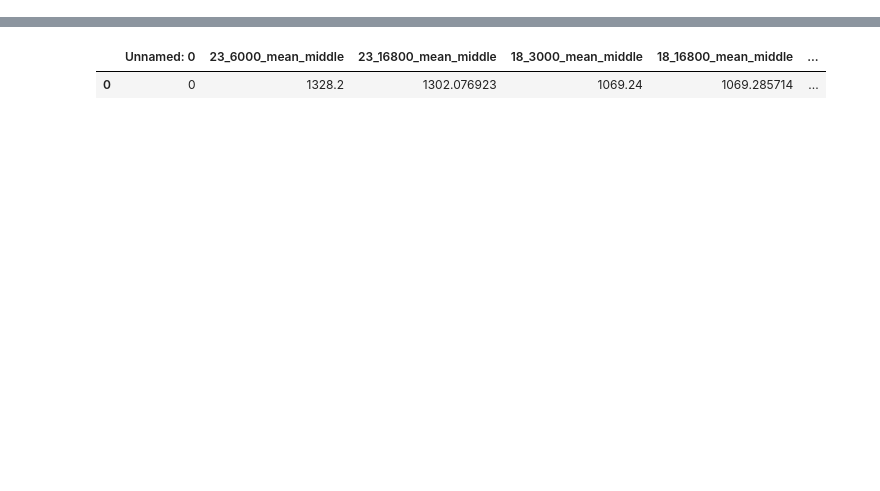
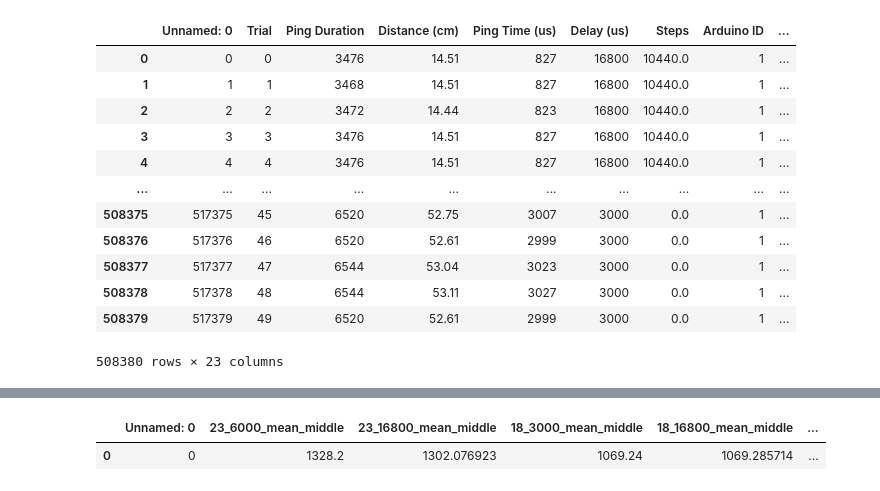
Before and after one commit to JihoonChung/ML_Sensor_Characterization, a Jupyter notebook: Analysis/Delay_sequence_data/Assemble_system.ipynb, the cells around one changed output, grey strips where cells are left out. Drawn from its saved outputs; the diff is of its cells as text; code cells hidden in the pictures; blank space fills up the shorter version.

```diff
--- a/Analysis/Delay_sequence_data/Assemble_system.ipynb
+++ b/Analysis/Delay_sequence_data/Assemble_system.ipynb
@@ -163,5 +155,18 @@ def predict_KMeans(df):
     return df
 # %%
 df_data_v4_1_1 = pd.read_csv("../processed_data/all_data_v4-1-1_cleaned_sensor211.csv")
-
-df_range_delay_all = feature_engineering_quartile_means(df_data_v4_1_1)
+df_data_v4_1_1
+# %% [output]
+|  | Unnamed: 0 | Trial | Ping Duration | Distance (cm) | Ping Time (us) | Delay (us) | Steps | Arduino ID | ... |
+| 0 | 0 | 0 | 3476 | 14.51 | 827 | 16800 | 10440.0 | 1 | ... |
+| 1 | 1 | 1 | 3468 | 14.51 | 827 | 16800 | 10440.0 | 1 | ... |
+| 2 | 2 | 2 | 3472 | 14.44 | 823 | 16800 | 10440.0 | 1 | ... |
+| 3 | 3 | 3 | 3476 | 14.51 | 827 | 16800 | 10440.0 | 1 | ... |
+| 4 | 4 | 4 | 3476 | 14.51 | 827 | 16800 | 10440.0 | 1 | ... |
+| ... | ... | ... | ... | ... | ... | ... | ... | ... | ... |
+| 508375 | 517375 | 45 | 6520 | 52.75 | 3007 | 3000 | 0.0 | 1 | ... |
+| 508376 | 517376 | 46 | 6520 | 52.61 | 2999 | 3000 | 0.0 | 1 | ... |
+| 508377 | 517377 | 47 | 6544 | 53.04 | 3023 | 3000 | 0.0 | 1 | ... |
+| 508378 | 517378 | 48 | 6544 | 53.11 | 3027 | 3000 | 0.0 | 1 | ... |
+| 508379 | 517379 | 49 | 6520 | 52.61 | 2999 | 3000 | 0.0 | 1 | ... |
+508380 rows × 23 columns
```
Also changed, not shown: parts of 9 cells of this notebook, 34 other files.
